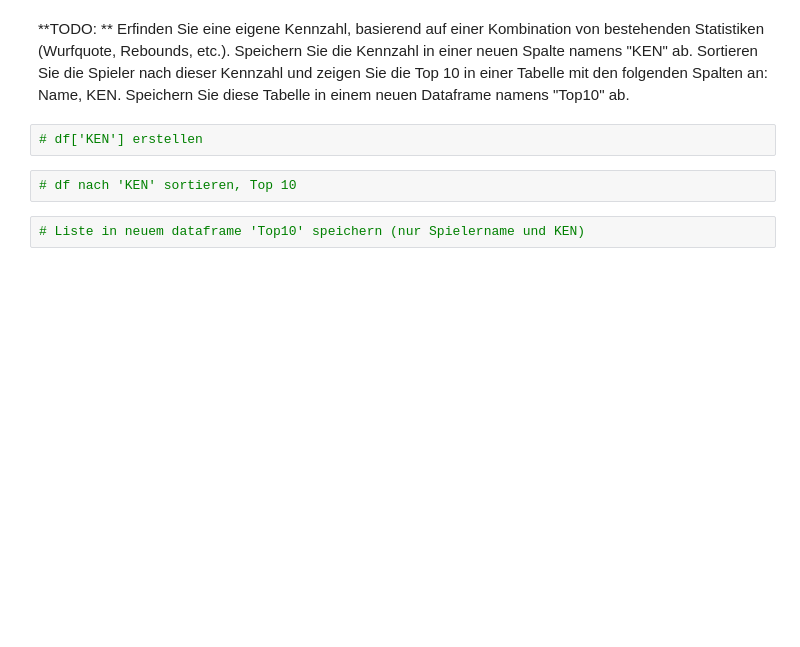
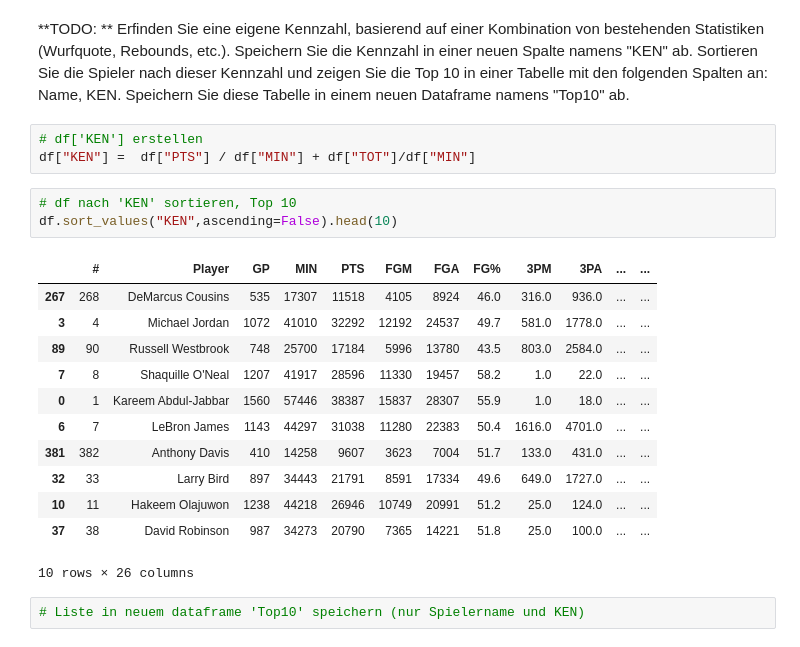
Before and after one commit to plotti/uzh22, a Jupyter notebook: 06 Pandas Teil 1/02 Filtern und Felder kombinieren.ipynb, the cells around one changed output. Cells and saved outputs as stored; diff of their text form; blank space fills up the shorter version.

```diff
--- a/06 Pandas Teil 1/02 Filtern und Felder kombinieren.ipynb
+++ b/06 Pandas Teil 1/02 Filtern und Felder kombinieren.ipynb
@@ -268,10 +508,25 @@ Wir haben nun alle Zutaten beisammen, um unsere eigentliche Frage zu beantworten
 Natürlich erstellen wir dazu unsere eigene Kennzahl, anhand derer wir die Rangliste erstellen!
 # %% [markdown]
 **TODO: ** Erfinden Sie eine eigene Kennzahl, basierend auf einer Kombination von bestehenden Statistiken (Wurfquote, Rebounds, etc.). Speichern Sie die Kennzahl in einer neuen Spalte namens "KEN" ab. Sortieren Sie die Spieler nach dieser Kennzahl und zeigen Sie die Top 10 in einer Tabelle mit den folgenden Spalten an: Name, KEN. Speichern Sie diese Tabelle in einem neuen Dataframe namens "Top10" ab.
-# %%
-# df['KEN'] erstellen
+# %%
+# df['KEN'] erstellen
+df["KEN"] =  df["PTS"] / df["MIN"] + df["TOT"]/df["MIN"]
 # %%
 # df nach 'KEN' sortieren, Top 10
+df.sort_values("KEN",ascending=False).head(10)
+# %% [output]
+|  | # | Player | GP | MIN | PTS | FGM | FGA | FG% | 3PM | 3PA | ... | ... |
+| 267 | 268 | DeMarcus Cousins | 535 | 17307 | 11518 | 4105 | 8924 | 46.0 | 316.0 | 936.0 | ... | ... |
+| 3 | 4 | Michael Jordan | 1072 | 41010 | 32292 | 12192 | 24537 | 49.7 | 581.0 | 1778.0 | ... | ... |
+| 89 | 90 | Russell Westbrook | 748 | 25700 | 17184 | 5996 | 13780 | 43.5 | 803.0 | 2584.0 | ... | ... |
+| 7 | 8 | Shaquille O'Neal | 1207 | 41917 | 28596 | 11330 | 19457 | 58.2 | 1.0 | 22.0 | ... | ... |
+| 0 | 1 | Kareem Abdul-Jabbar | 1560 | 57446 | 38387 | 15837 | 28307 | 55.9 | 1.0 | 18.0 | ... | ... |
+| 6 | 7 | LeBron James | 1143 | 44297 | 31038 | 11280 | 22383 | 50.4 | 1616.0 | 4701.0 | ... | ... |
+| 381 | 382 | Anthony Davis | 410 | 14258 | 9607 | 3623 | 7004 | 51.7 | 133.0 | 431.0 | ... | ... |
+| 32 | 33 | Larry Bird | 897 | 34443 | 21791 | 8591 | 17334 | 49.6 | 649.0 | 1727.0 | ... | ... |
+| 10 | 11 | Hakeem Olajuwon | 1238 | 44218 | 26946 | 10749 | 20991 | 51.2 | 25.0 | 124.0 | ... | ... |
+| 37 | 38 | David Robinson | 987 | 34273 | 20790 | 7365 | 14221 | 51.8 | 25.0 | 100.0 | ... | ... |
+10 rows × 26 columns
 # %%
 # Liste in neuem dataframe 'Top10' speichern (nur Spielername und KEN)
 # %% [markdown]
```
Also changed, not shown: parts of 35 cells of this notebook, 1 other file.
